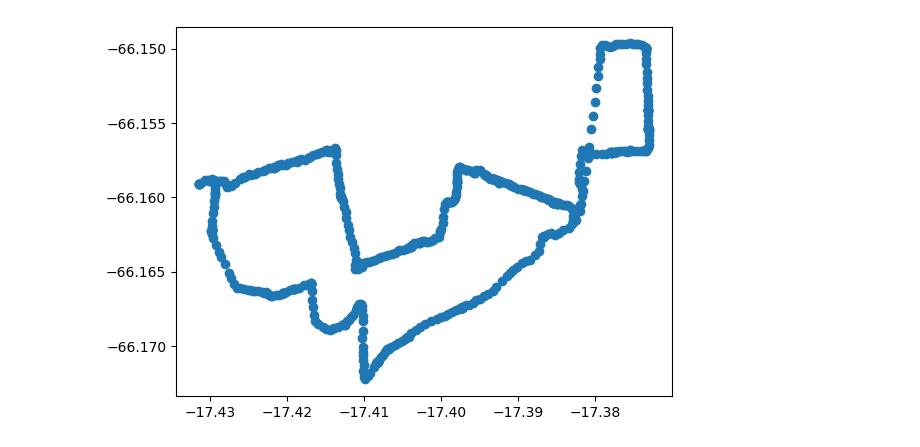
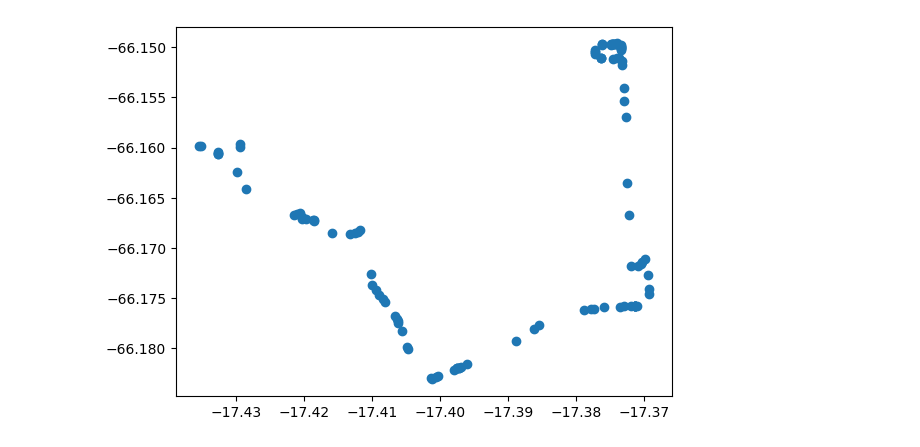
Before and after one commit to azambrana/copiloto-virtual, a Jupyter notebook: traffic-sign-recognition/notebooks/copiloto_virtual_logs.ipynb, the cells around one changed output. Saved outputs shown, nothing was run; the diff lists cells and outputs as text; code cells hidden in the pictures.

```diff
--- a/traffic-sign-recognition/notebooks/copiloto_virtual_logs.ipynb
+++ b/traffic-sign-recognition/notebooks/copiloto_virtual_logs.ipynb
@@ -21,6 +27,6 @@ import pandas as pd
 import numpy as np
 import matplotlib.pyplot as plt
 # %%
-gps_logs = pd.read_csv('../dataset/copilotovirtual_logs/20241006_1830_gps_data.csv')
-gps_logs.head()
+yolo_logs = pd.read_csv('../dataset/copilotovirtual_logs/20250310_1605_yolo_data.csv')
+yolo_logs.head()
 # %% [output]
@@ -33,3 +38,0 @@ gps_logs.head()
-# %%
-yolo_logs = pd.read_csv('../dataset/copilotovirtual_logs/20241006_1830_yolo_data.csv')
-yolo_logs
@@ -143,9 +112,9 @@ gps_logs.describe()
 # %%
 # draw a scatter plot
-plt.scatter(gps_logs['latitud'], gps_logs['longitud'])
+plt.scatter(yolo_logs_copia['latitud'], yolo_logs_copia['longitud'])
 plt.show()
 # %% [output]
-[figure, old version]
+[figure, new version]
 # %%
 !pip install folium
 # %% [output]
```
Also changed, not shown: parts of 14 cells of this notebook, 12 other files.
